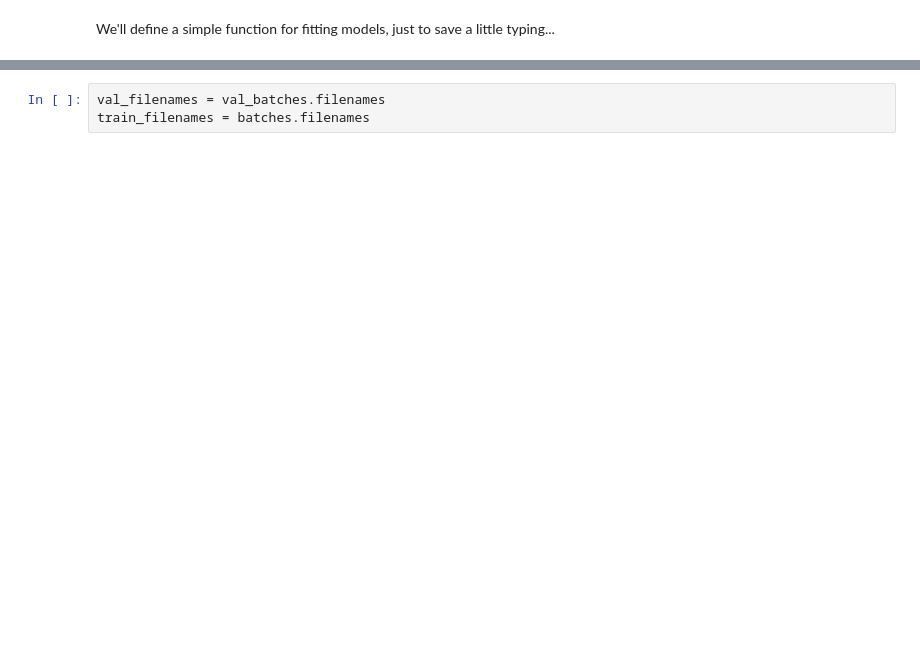
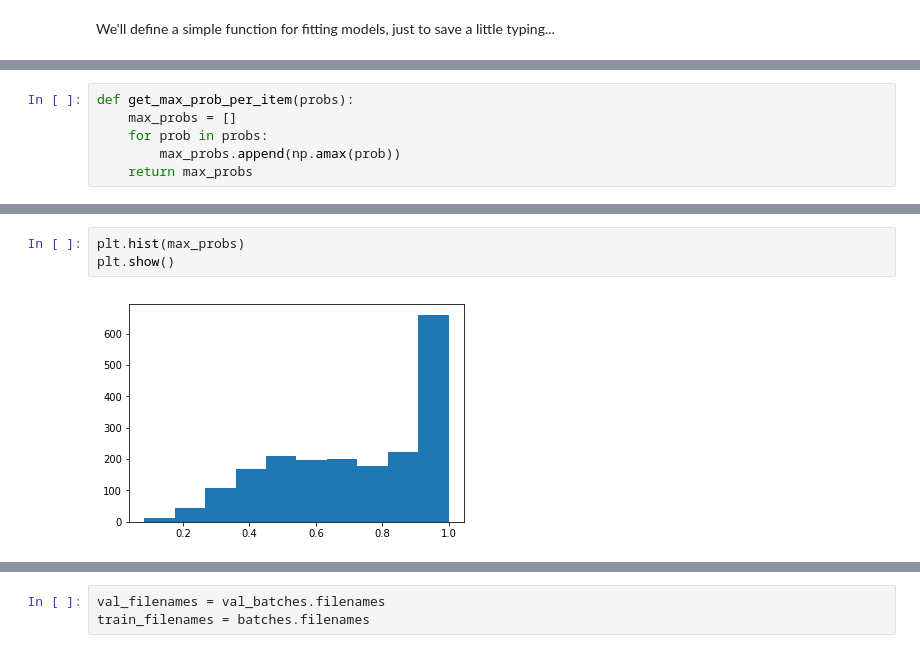
Before and after one commit to Denyskach/ml-models, a Jupyter notebook: kaggle/dog-breed-identification/notebook.ipynb, the cells around one changed output, grey strips where cells are left out. Drawn from its saved outputs; the diff is of its cells as text; blank space fills up the shorter version.

```diff
--- a/kaggle/dog-breed-identification/notebook.ipynb
+++ b/kaggle/dog-breed-identification/notebook.ipynb
@@ -260,0 +352,6 @@ array([ 0.,  0.,  0.,  0.,  0.,  0.,  0.,  0.,  0.,  0.,  0.,  0.,  0.,
+# %%
+def get_max_prob_per_item(probs):
+    max_probs = []
+    for prob in probs:
+        max_probs.append(np.amax(prob))
+    return max_probs
@@ -260,0 +368,5 @@ array([ 0.,  0.,  0.,  0.,  0.,  0.,  0.,  0.,  0.,  0.,  0.,  0.,  0.,
+# %%
+plt.hist(max_probs)
+plt.show()
+# %% [output]
+[figure, added]
```
Also changed, not shown: parts of 77 cells of this notebook, 6 other files.
